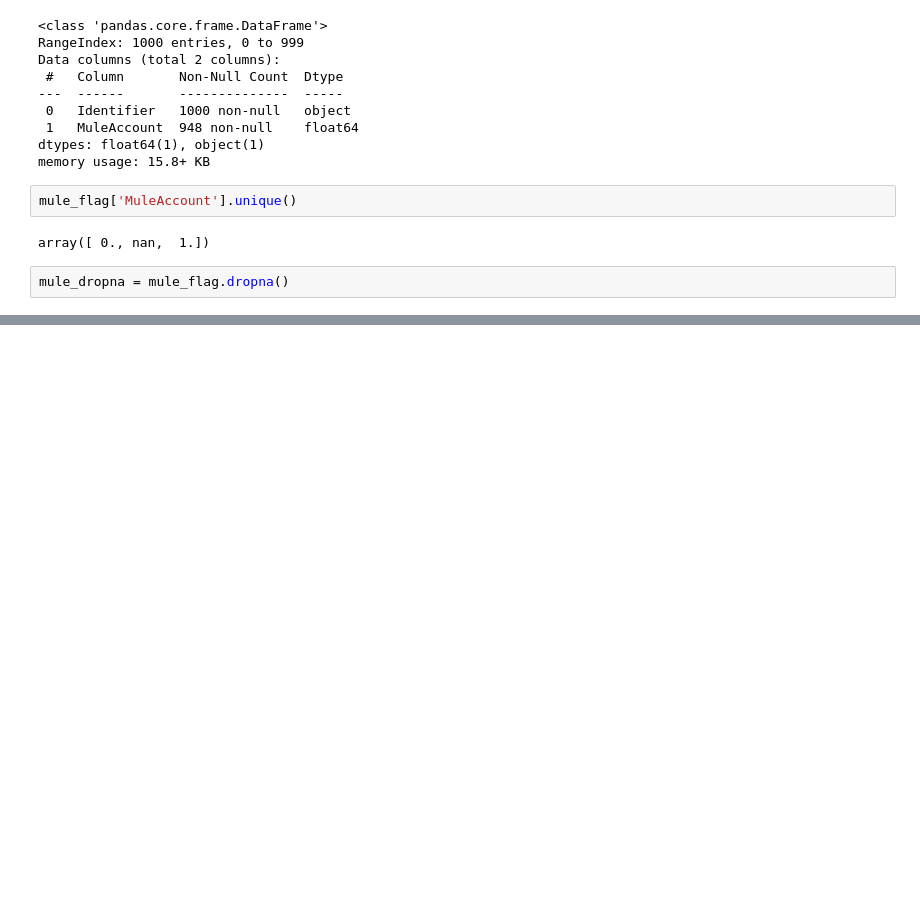
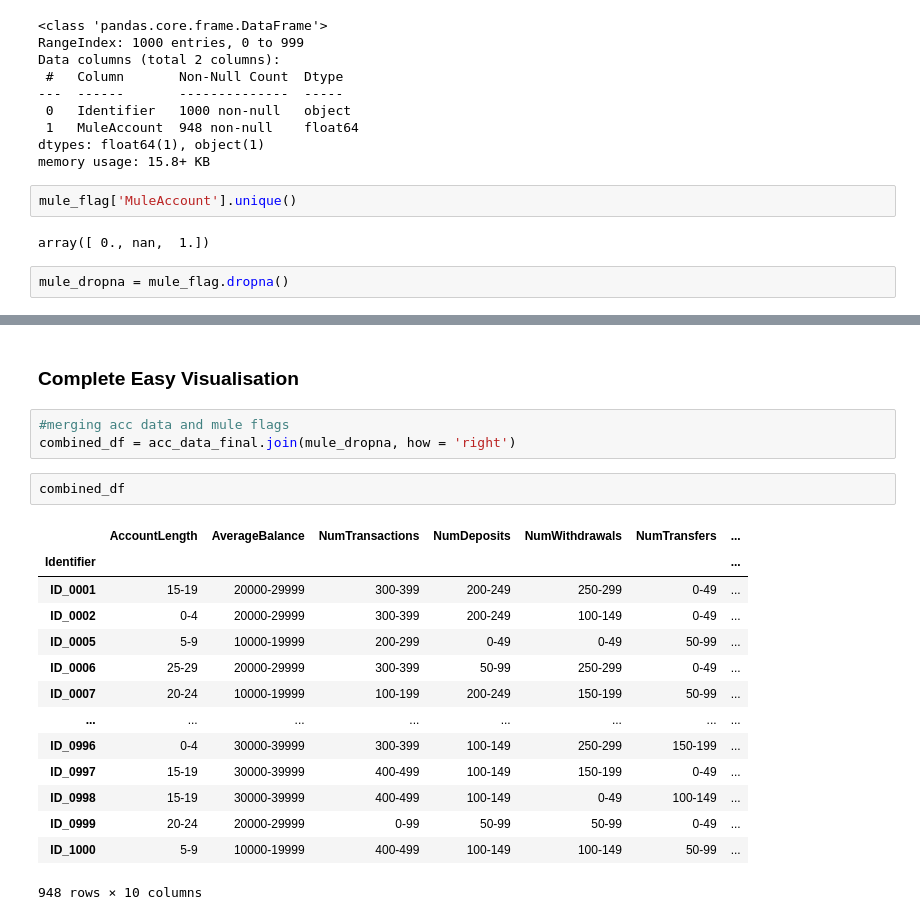
Before and after one commit to valooi/experianlivechallenge, a Jupyter notebook: data_exploration.ipynb, the cells around one changed output, grey strips where cells are left out. Drawn from its saved outputs; the diff is of its cells as text; blank space fills up the shorter version.

```diff
--- a/data_exploration.ipynb
+++ b/data_exploration.ipynb
@@ -257,0 +315,22 @@ mule_dropna = mule_flag.dropna()
+# %% [markdown]
+### Complete Easy Visualisation
+# %%
+#merging acc data and mule flags
+combined_df = acc_data_final.join(mule_dropna, how = 'right')
+# %%
+combined_df
+# %% [output]
+|  | AccountLength | AverageBalance | NumTransactions | NumDeposits | NumWithdrawals | NumTransfers | ... |
+| Identifier |  |  |  |  |  |  | ... |
+| ID_0001 | 15-19 | 20000-29999 | 300-399 | 200-249 | 250-299 | 0-49 | ... |
+| ID_0002 | 0-4 | 20000-29999 | 300-399 | 200-249 | 100-149 | 0-49 | ... |
+| ID_0005 | 5-9 | 10000-19999 | 200-299 | 0-49 | 0-49 | 50-99 | ... |
+| ID_0006 | 25-29 | 20000-29999 | 300-399 | 50-99 | 250-299 | 0-49 | ... |
+| ID_0007 | 20-24 | 10000-19999 | 100-199 | 200-249 | 150-199 | 50-99 | ... |
+| ... | ... | ... | ... | ... | ... | ... | ... |
+| ID_0996 | 0-4 | 30000-39999 | 300-399 | 100-149 | 250-299 | 150-199 | ... |
+| ID_0997 | 15-19 | 30000-39999 | 400-499 | 100-149 | 150-199 | 0-49 | ... |
+| ID_0998 | 15-19 | 30000-39999 | 400-499 | 100-149 | 0-49 | 100-149 | ... |
+| ID_0999 | 20-24 | 20000-29999 | 0-99 | 50-99 | 50-99 | 0-49 | ... |
+| ID_1000 | 5-9 | 10000-19999 | 400-499 | 100-149 | 100-149 | 50-99 | ... |
+948 rows × 10 columns
```
Also changed, not shown: parts of 19 cells of this notebook.
